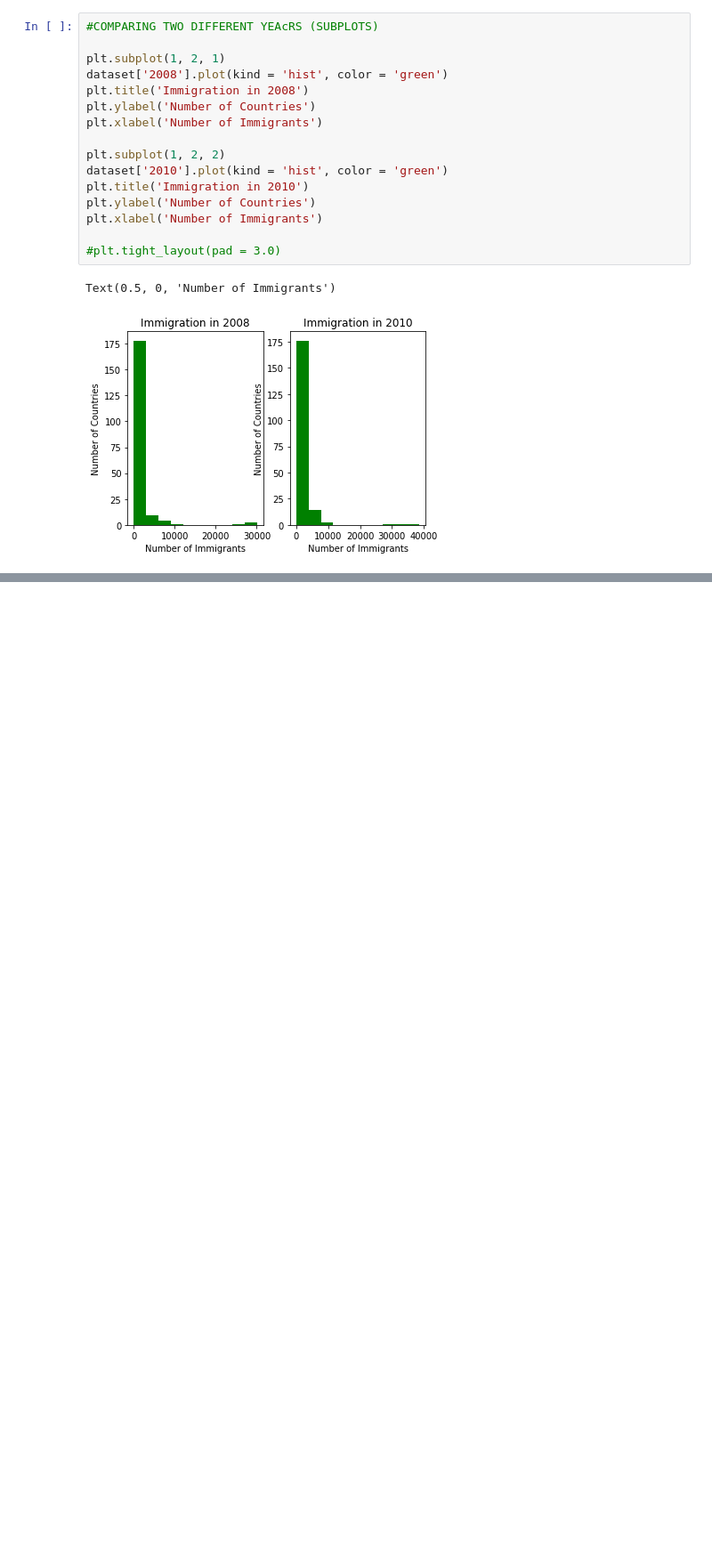
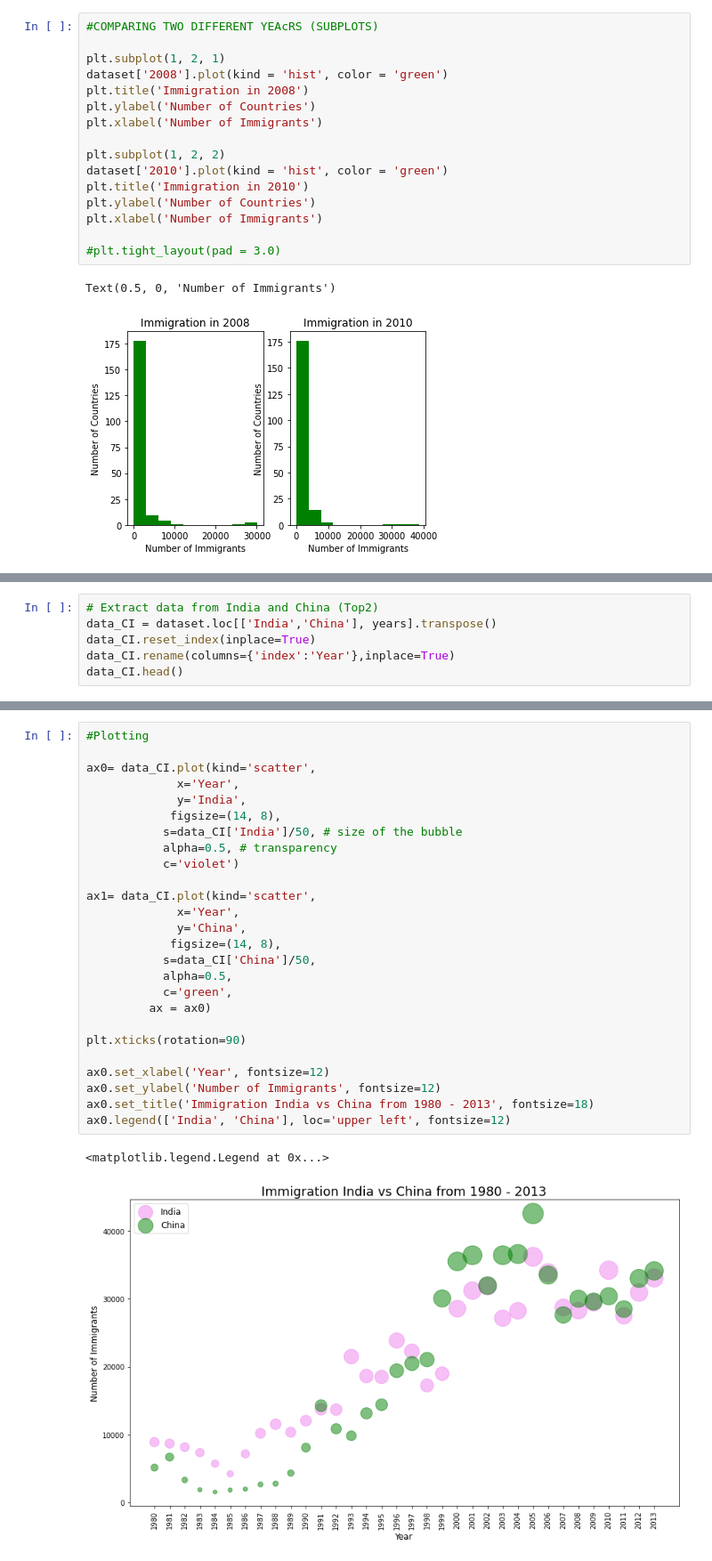
Before and after one commit to El-Nico/data-visualization-communication-with-python, a Jupyter notebook: Immigration_Canada_02.ipynb, the cells around one changed output, grey strips where cells are left out. Shown at 89% size. Saved outputs shown, nothing was run; the diff lists cells and outputs as text; blank space fills up the shorter version.

```diff
--- a/Immigration_Canada_02.ipynb
+++ b/Immigration_Canada_02.ipynb
@@ -321,0 +399,6 @@ Text(0.5, 0, 'Number of Immigrants')
+# %%
+# Extract data from India and China (Top2)
+data_CI = dataset.loc[['India','China'], years].transpose()
+data_CI.reset_index(inplace=True)
+data_CI.rename(columns={'index':'Year'},inplace=True)
+data_CI.head()
@@ -321,0 +412,29 @@ Text(0.5, 0, 'Number of Immigrants')
+# %%
+#Plotting
+
+ax0= data_CI.plot(kind='scatter',
+             x='Year',
+             y='India',
+            figsize=(14, 8),
+           s=data_CI['India']/50, # size of the bubble
+           alpha=0.5, # transparency
+           c='violet')
+
+ax1= data_CI.plot(kind='scatter',
+             x='Year',
+             y='China',
+            figsize=(14, 8),
+           s=data_CI['China']/50,
+           alpha=0.5,
+           c='green',
+         ax = ax0)
+
+plt.xticks(rotation=90)
+
+ax0.set_xlabel('Year', fontsize=12)
+ax0.set_ylabel('Number of Immigrants', fontsize=12)
+ax0.set_title('Immigration India vs China from 1980 - 2013', fontsize=18)
+ax0.legend(['India', 'China'], loc='upper left', fontsize=12)
+# %% [output]
+<matplotlib.legend.Legend at 0x...>
+[figure, added]
```
Also changed, not shown: parts of 7 cells of this notebook.
